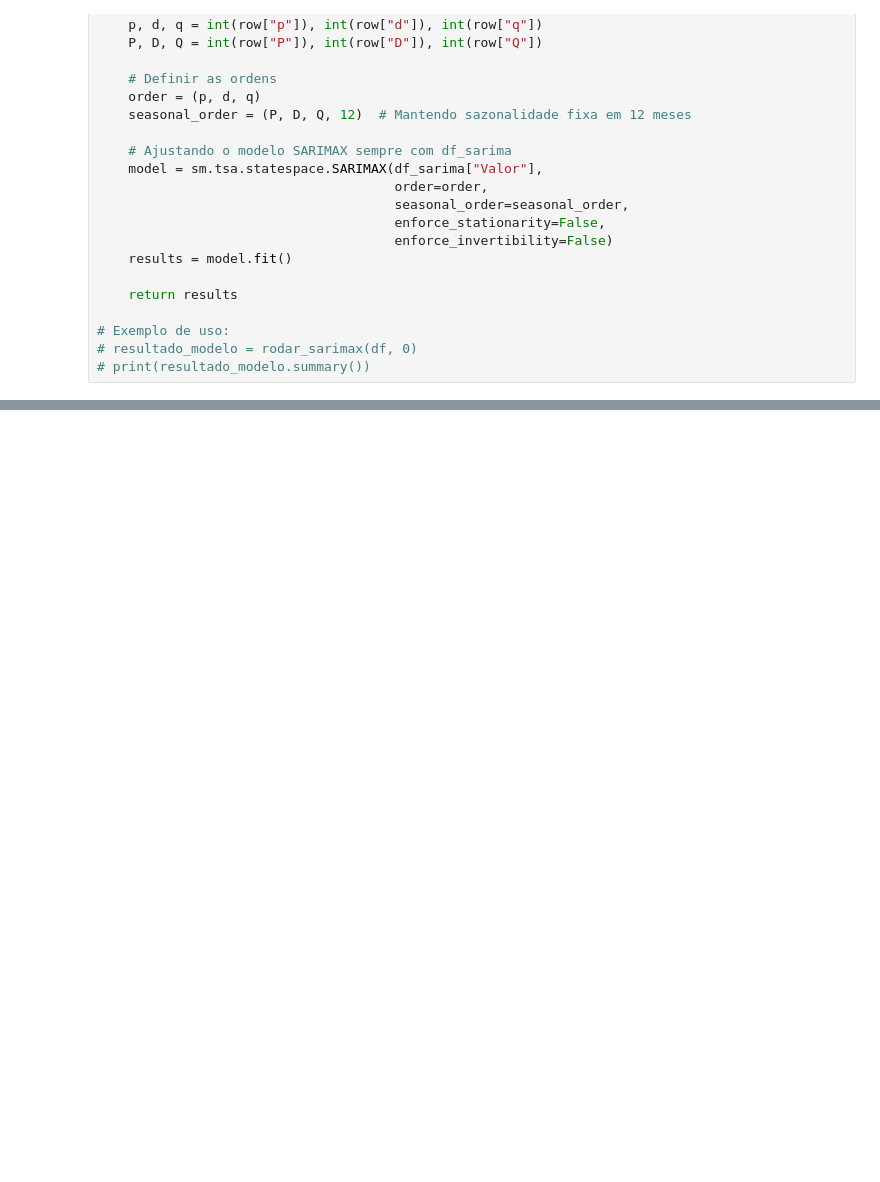
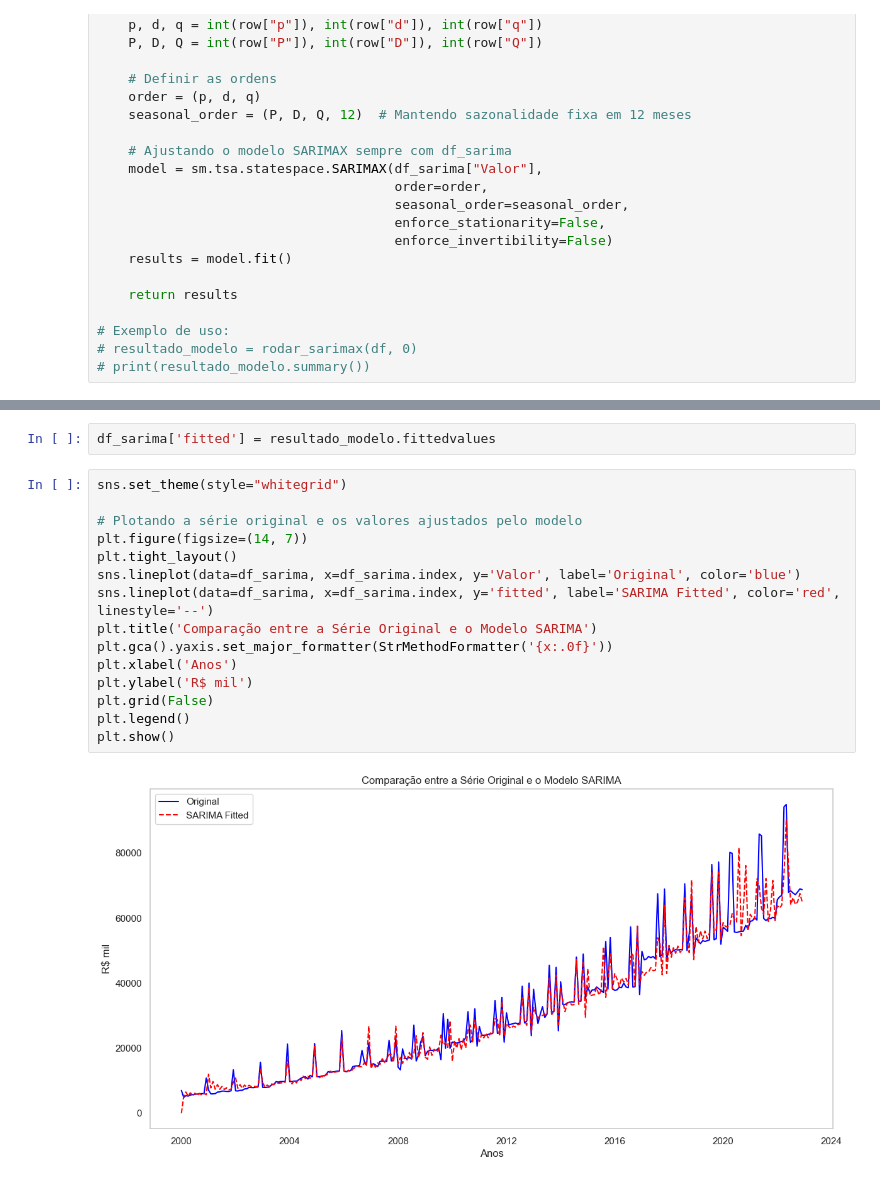
Before and after one commit to victordornelos/tcc_cap3, a Jupyter notebook: cap3.ipynb, the cells around one changed output, grey strips where cells are left out. Saved outputs shown, nothing was run; the diff lists cells and outputs as text; blank space fills up the shorter version.

```diff
--- a/cap3.ipynb
+++ b/cap3.ipynb
@@ -782,0 +774,19 @@ Warnings:
+# %%
+df_sarima['fitted'] = resultado_modelo.fittedvalues
+# %%
+sns.set_theme(style="whitegrid")
+
+# Plotando a série original e os valores ajustados pelo modelo
+plt.figure(figsize=(14, 7))
+plt.tight_layout()
+sns.lineplot(data=df_sarima, x=df_sarima.index, y='Valor', label='Original', color='blue')
+sns.lineplot(data=df_sarima, x=df_sarima.index, y='fitted', label='SARIMA Fitted', color='red', linestyle='--')
+plt.title('Comparação entre a Série Original e o Modelo SARIMA')
+plt.gca().yaxis.set_major_formatter(StrMethodFormatter('{x:.0f}'))
+plt.xlabel('Anos')
+plt.ylabel('R$ mil')
+plt.grid(False)
+plt.legend()
+plt.show()
+# %% [output]
+[figure, added]
```
Also changed, not shown: parts of 9 cells of this notebook.
